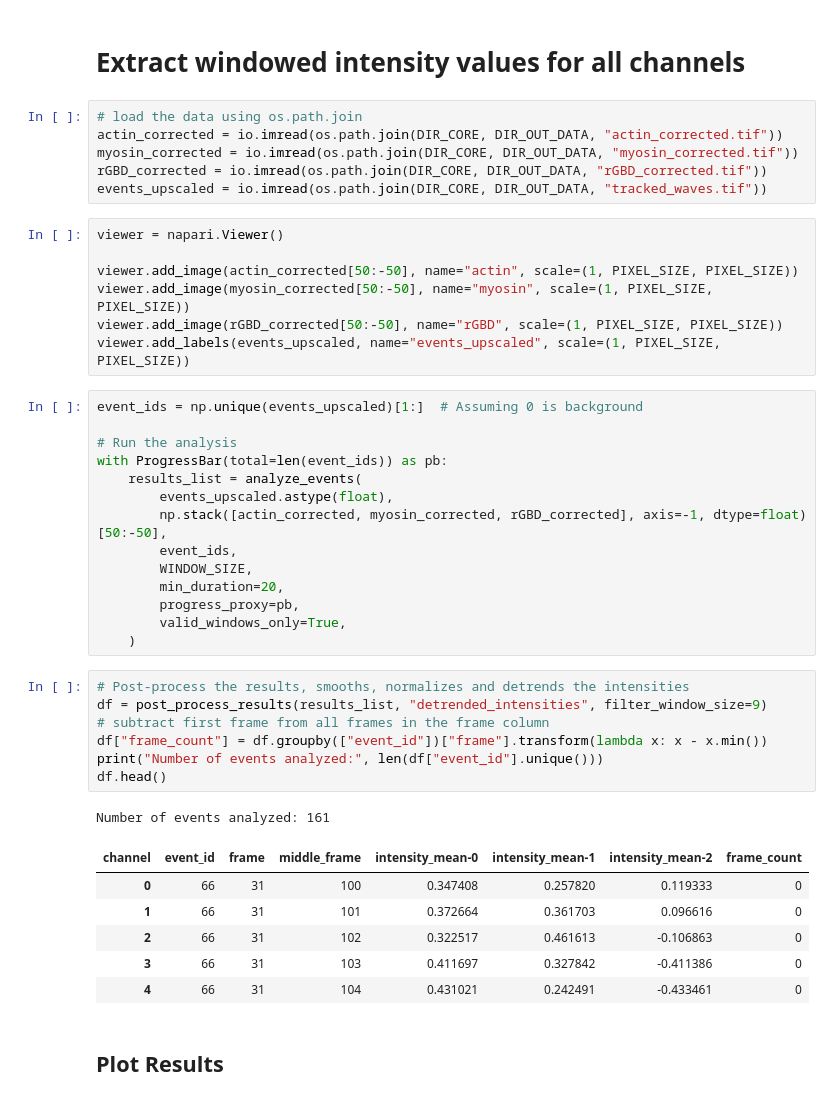
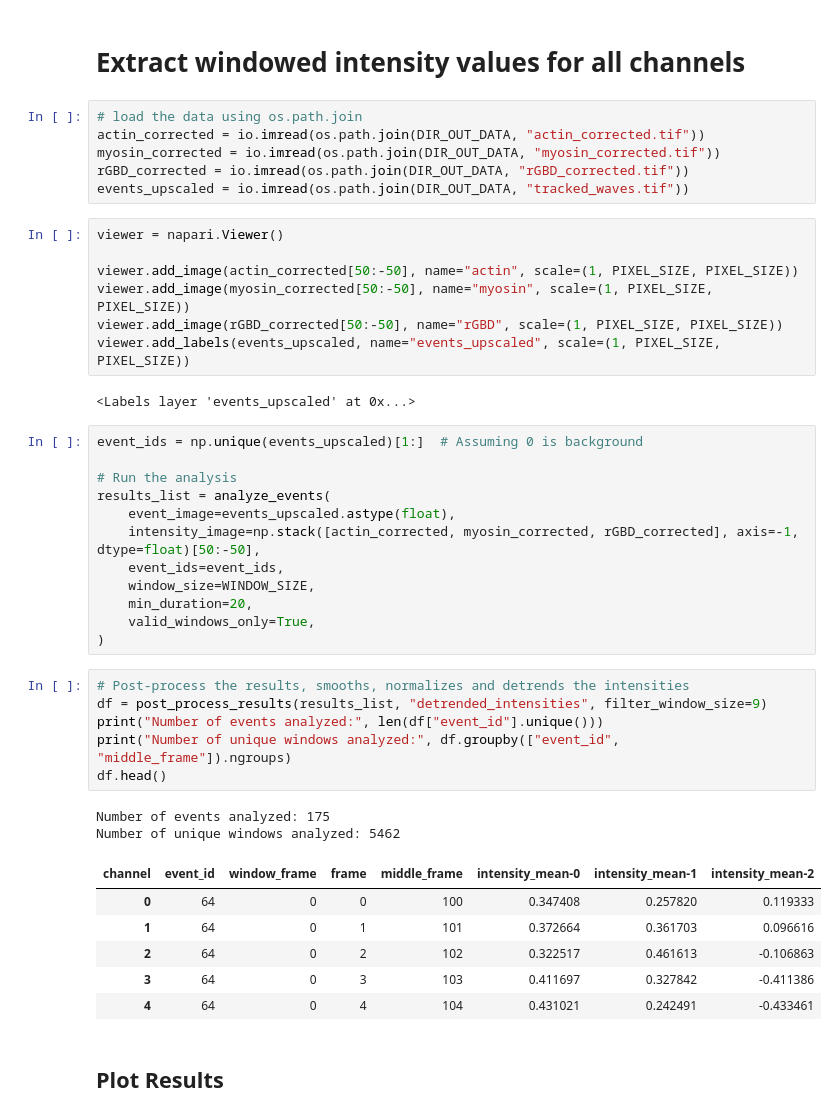
Before and after one commit to pertzlab/ARCOSpx-publication, a Jupyter notebook: scripts/4_polymerization_wave/polymerization_wave_tracking.ipynb, the cells around one changed output. Drawn from its saved outputs; the diff is of its cells as text.

```diff
--- a/scripts/4_polymerization_wave/polymerization_wave_tracking.ipynb
+++ b/scripts/4_polymerization_wave/polymerization_wave_tracking.ipynb
@@ -770,10 +797,10 @@ io.imsave(os.path.join(DIR_OUT_DATA, "lifeact_rgb.tif"), rgb_lifeact)
 # Extract windowed intensity values for all channels
 # %%
 # load the data using os.path.join
-actin_corrected = io.imread(os.path.join(DIR_CORE, DIR_OUT_DATA, "actin_corrected.tif"))
-myosin_corrected = io.imread(os.path.join(DIR_CORE, DIR_OUT_DATA, "myosin_corrected.tif"))
-rGBD_corrected = io.imread(os.path.join(DIR_CORE, DIR_OUT_DATA, "rGBD_corrected.tif"))
-events_upscaled = io.imread(os.path.join(DIR_CORE, DIR_OUT_DATA, "tracked_waves.tif"))
+actin_corrected = io.imread(os.path.join(DIR_OUT_DATA, "actin_corrected.tif"))
+myosin_corrected = io.imread(os.path.join(DIR_OUT_DATA, "myosin_corrected.tif"))
+rGBD_corrected = io.imread(os.path.join(DIR_OUT_DATA, "rGBD_corrected.tif"))
+events_upscaled = io.imread(os.path.join(DIR_OUT_DATA, "tracked_waves.tif"))
 # %%
 viewer = napari.Viewer()
 
@@ -781,35 +808,35 @@ viewer.add_image(actin_corrected[50:-50], name="actin", scale=(1, PIXEL_SIZE, PI
 viewer.add_image(myosin_corrected[50:-50], name="myosin", scale=(1, PIXEL_SIZE, PIXEL_SIZE))
 viewer.add_image(rGBD_corrected[50:-50], name="rGBD", scale=(1, PIXEL_SIZE, PIXEL_SIZE))
 viewer.add_labels(events_upscaled, name="events_upscaled", scale=(1, PIXEL_SIZE, PIXEL_SIZE))
+# %% [output]
+<Labels layer 'events_upscaled' at 0x...>
 # %%
 event_ids = np.unique(events_upscaled)[1:]  # Assuming 0 is background
 
 # Run the analysis
-with ProgressBar(total=len(event_ids)) as pb:
-    results_list = analyze_events(
-        events_upscaled.astype(float),
-        np.stack([actin_corrected, myosin_corrected, rGBD_corrected], axis=-1, dtype=float)[50:-50],
-        event_ids,
-        WINDOW_SIZE,
-        min_duration=20,
-        progress_proxy=pb,
-        valid_windows_only=True,
-    )
+results_list = analyze_events(
+    event_image=events_upscaled.astype(float),
+    intensity_image=np.stack([actin_corrected, myosin_corrected, rGBD_corrected], axis=-1, dtype=float)[50:-50],
+    event_ids=event_ids,
+    window_size=WINDOW_SIZE,
+    min_duration=20,
+    valid_windows_only=True,
+)
 # %%
 # Post-process the results, smooths, normalizes and detrends the intensities
 df = post_process_results(results_list, "detrended_intensities", filter_window_size=9)
-# subtract first frame from all frames in the frame column
-df["frame_count"] = df.groupby(["event_id"])["frame"].transform(lambda x: x - x.min())
 print("Number of events analyzed:", len(df["event_id"].unique()))
+print("Number of unique windows analyzed:", df.groupby(["event_id", "middle_frame"]).ngroups)
 df.head()
 # %% [output]
-Number of events analyzed: 161
+Number of events analyzed: 175
+Number of unique windows analyzed: 5462
-| channel | event_id | frame | middle_frame | intensity_mean-0 | intensity_mean-1 | intensity_mean-2 | frame_count |
-| 0 | 66 | 31 | 100 | 0.347408 | 0.257820 | 0.119333 | 0 |
-| 1 | 66 | 31 | 101 | 0.372664 | 0.361703 | 0.096616 | 0 |
-| 2 | 66 | 31 | 102 | 0.322517 | 0.461613 | -0.106863 | 0 |
-| 3 | 66 | 31 | 103 | 0.411697 | 0.327842 | -0.411386 | 0 |
-| 4 | 66 | 31 | 104 | 0.431021 | 0.242491 | -0.433461 | 0 |
+| channel | event_id | window_frame | frame | middle_frame | intensity_mean-0 | intensity_mean-1 | intensity_mean-2 |
+| 0 | 64 | 0 | 0 | 100 | 0.347408 | 0.257820 | 0.119333 |
+| 1 | 64 | 0 | 1 | 101 | 0.372664 | 0.361703 | 0.096616 |
+| 2 | 64 | 0 | 2 | 102 | 0.322517 | 0.461613 | -0.106863 |
+| 3 | 64 | 0 | 3 | 103 | 0.411697 | 0.327842 | -0.411386 |
+| 4 | 64 | 0 | 4 | 104 | 0.431021 | 0.242491 | -0.433461 |
 # %% [markdown]
 ## Plot Results
 # %%
```
Also changed, not shown: parts of 46 cells of this notebook.
